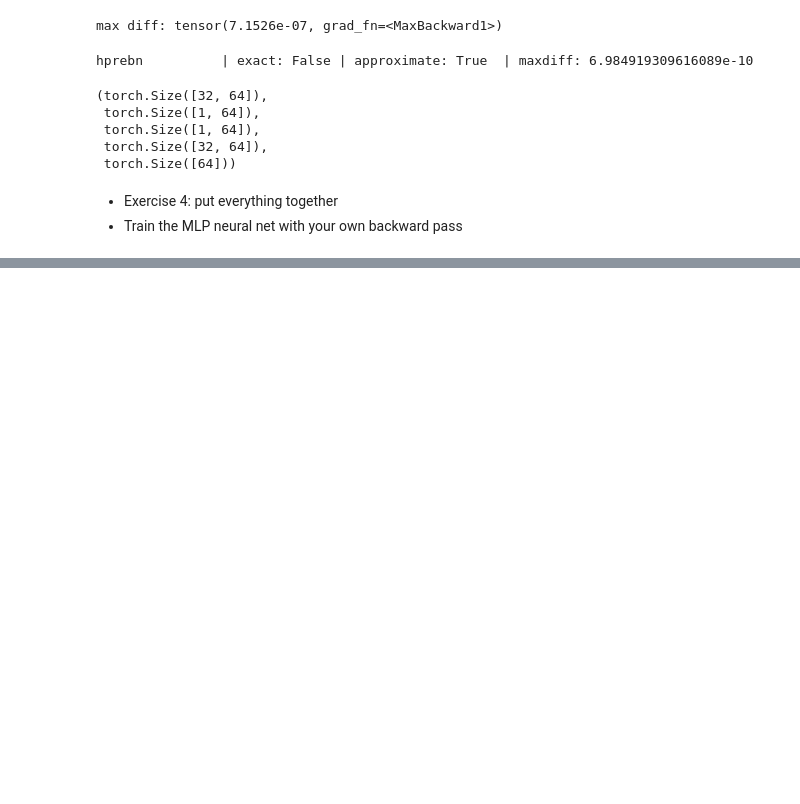
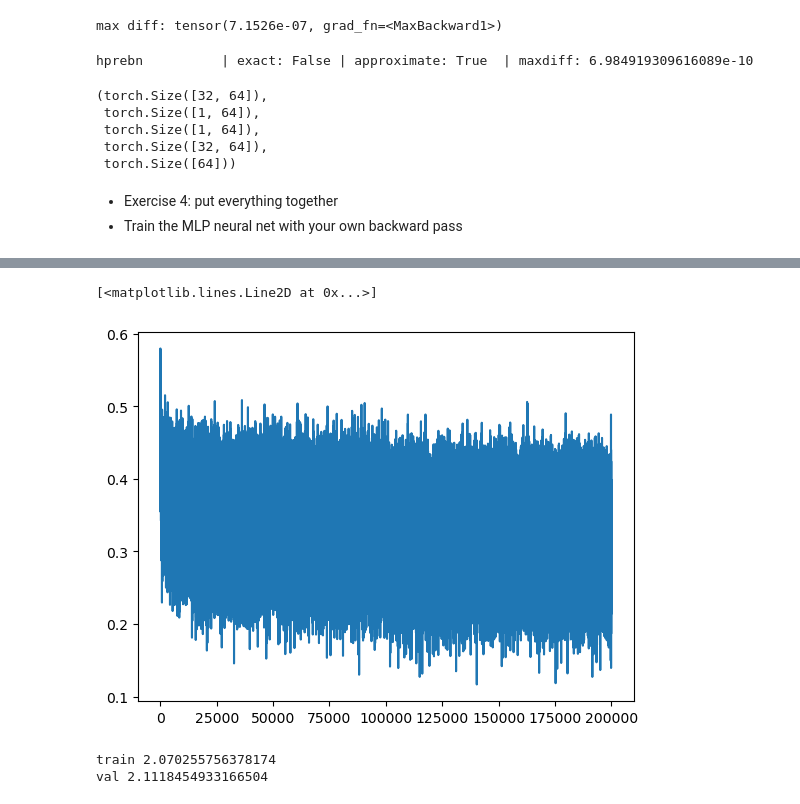
Before and after one commit to makarwu/paperPy, a Jupyter notebook: 3_makemore/4_backprop.ipynb, the cells around one changed output, grey strips where cells are left out. Cells and saved outputs as stored; diff of their text form; code cells hidden in the pictures; blank space fills up the shorter version.

```diff
--- a/3_makemore/4_backprop.ipynb
+++ b/3_makemore/4_backprop.ipynb
@@ -350,3 +350,39 @@ with torch.no_grad():
     for p in parameters:
       p.grad = None
     # loss.backward() # use this for comparison, delete it later
+    dlogits = F.softmax(logits, 1)
+    dlogits[range(n), Yb] -= 1
+    dlogits /= n
+    # 2nd layer backprop
+    dh = dlogits @ W2.T
+    dW2 = h.T @ dlogits
+    db2 = dlogits.sum(0)
+    # tanh
+    dhpreact = (1.0 - h**2) * dh
+    # BatchNorm backprop
+    dbngain = (bnraw * dhpreact).sum(0, keepdim=True)
+    dbnbias = dhpreact.sum(0, keepdim=True)
+    dhprebn = bngain*bnvar_inv/n * (n*dhpreact - dhpreact.sum(0) - n/(n-1)*bnraw*(dhpreact*bnraw).sum(0))
+    # 1st layer
+    dembcat = dhprebn @ W1.T
+    dW1 = embcat.T @ dhprebn
+    db1 = dhprebn.sum(0)
+    # embedding
+    demb = dembcat.view(emb.shape)
+    dC = torch.zeros_like(C)
+    for k in range(Xb.shape[0]):
+      for j in range(Xb.shape[1]):
+        ix = Xb[k, j]
+        dC[ix] += demb[k, j]
+    grads = [dC, dW1, db1, dW2, db2, dbngain, dbnbias]
+    # -----------------
+
+    # (5) UPDATE
+    lr = 0.1 if i<100_000 else 0.01 # steps for learning rate decay
+    for p, grad in zip(parameters, grads):
+      p.data += -lr * grad
+
+    # TRACK STATS
+    if i % 10_000 == 0:
+      print(f"{i:7d}/{max_steps:7d}: {loss.item():.4f}")
+    lossi.append(loss.log10().item())
@@ -352,0 +407,5 @@ with torch.no_grad():
+# %%
+plt.plot(lossi)
+# %% [output]
+[<matplotlib.lines.Line2D at 0x...>]
+[figure, added]
@@ -352,0 +423,23 @@ with torch.no_grad():
+# %%
+# evaluate the train and test set
+@torch.no_grad() # this decorator disables gradient tracking
+def split_loss(split):
+  x,y = {
+    'train': (Xtr, Ytr),
+    'val': (Xdev, Ydev),
+    'test': (Xte, Yte),
+  }[split]
+  emb = C[x] # (N, block_size, n_embd)
+  embcat = emb.view(emb.shape[0], -1) # concat into (N, block_size * n_embd)
+  hpreact = embcat @ W1 + b1
+  hpreact = bngain * (hpreact - bnmean) * (bnvar + 1e-5)**-0.5 + bnbias
+  h = torch.tanh(hpreact) # (N, n_hidden)
+  logits = h @ W2 + b2 # (N, vocab_size)
+  loss = F.cross_entropy(logits, y)
+  print(split, loss.item())
+
+split_loss('train')
+split_loss('val')
+# %% [output]
+train 2.070255756378174
+val 2.1118454933166504
```
Also changed, not shown: parts of 3 cells of this notebook.
